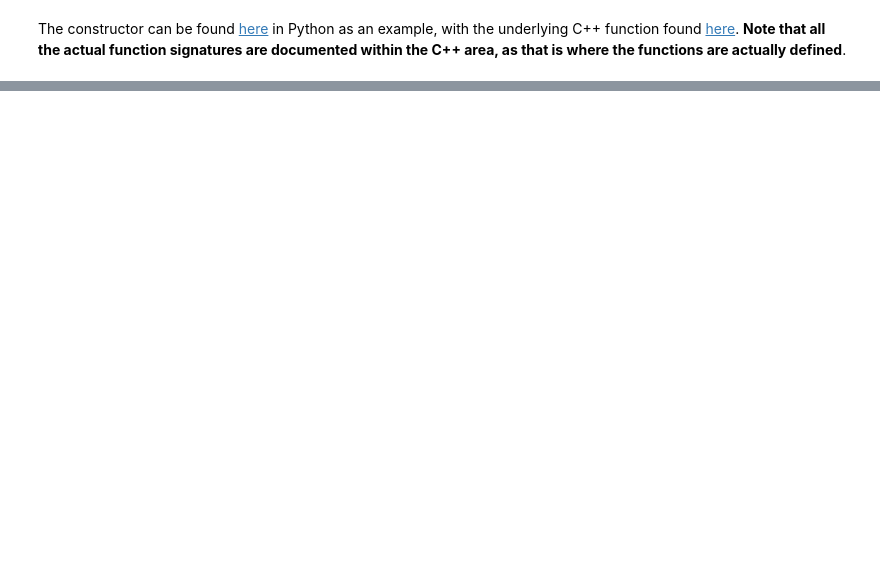
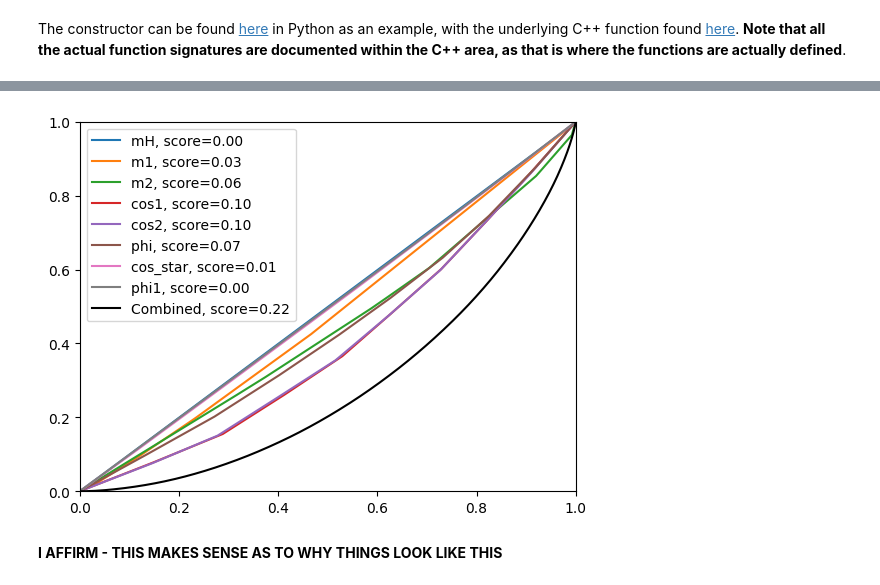
Before and after one commit to FNALLPC/cmseft, a Jupyter notebook: matrix_elements/Optimal_Observables.ipynb, the cells around one changed output, grey strips where cells are left out. Drawn from its saved outputs; the diff is of its cells as text; code cells hidden in the pictures; blank space fills up the shorter version.

```diff
--- a/reweighting/Optimal_Observables.ipynb
+++ b/matrix_elements/Optimal_Observables.ipynb
@@ -369,0 +340,19 @@ For now, we will be using the JHUGen Matrix Elements
+# %%
+giga_SM, *_ = np.histogramdd( #5 bins per histogram
+    observables.T,
+    5
+)
+giga_PS, *_ = np.histogramdd(
+    observables.T,
+    5,
+    weights=probabilities["PS"]/probabilities["SM"]
+)
+
+TPR, FPR, score = ROC_curve(giga_SM.ravel(), giga_PS.ravel())
+ax.plot(TPR, FPR, label=f"Combined, score={0.5 - score:.2f}", color='k')
+ax.legend()
+fig
+# %% [output]
+[figure, added]
+# %% [markdown]
+**I AFFIRM - THIS MAKES SENSE AS TO WHY THINGS LOOK LIKE THIS**
```
Also changed, not shown: parts of 43 cells of this notebook, 7 other files.
